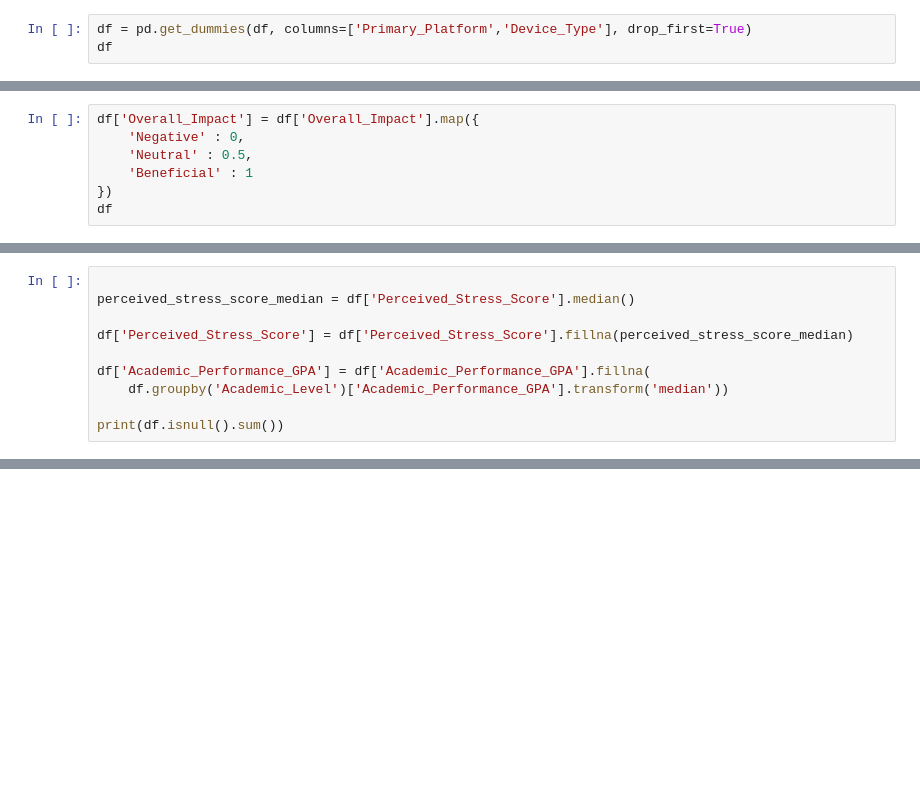
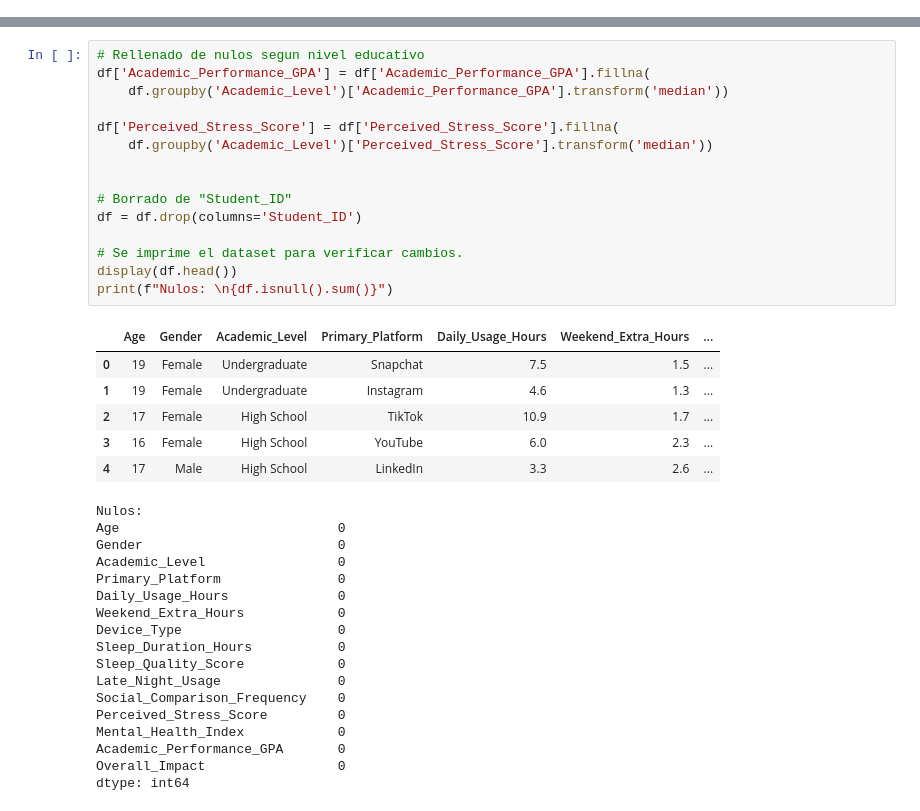
Before and after one commit to SLOPTRI/Student-Social-Media-Impact-ML, a Jupyter notebook: main.ipynb, the cells around one changed output, grey strips where cells are left out. Cells and saved outputs as stored; diff of their text form; blank space fills up the shorter version.

```diff
--- a/main.ipynb
+++ b/main.ipynb
@@ -88,3 +49,0 @@ df
-# %%
-df = pd.get_dummies(df, columns=['Primary_Platform','Device_Type'], drop_first=True)
-df
@@ -105,7 +49,0 @@ df
-# %%
-df['Overall_Impact'] = df['Overall_Impact'].map({
-    'Negative' : 0,
-    'Neutral' : 0.5,
-    'Beneficial' : 1
-})
-df
@@ -126,10 +49,0 @@ df
-# %%
-
-perceived_stress_score_median = df['Perceived_Stress_Score'].median()
-
-df['Perceived_Stress_Score'] = df['Perceived_Stress_Score'].fillna(perceived_stress_score_median)
-
-df['Academic_Performance_GPA'] = df['Academic_Performance_GPA'].fillna(
-    df.groupby('Academic_Level')['Academic_Performance_GPA'].transform('median'))
-
-print(df.isnull().sum())
@@ -153,0 +59,39 @@ dtype: int64
+# %%
+# Rellenado de nulos segun nivel educativo
+df['Academic_Performance_GPA'] = df['Academic_Performance_GPA'].fillna(
+    df.groupby('Academic_Level')['Academic_Performance_GPA'].transform('median'))
+
+df['Perceived_Stress_Score'] = df['Perceived_Stress_Score'].fillna(
+    df.groupby('Academic_Level')['Perceived_Stress_Score'].transform('median'))
+
+
+# Borrado de "Student_ID"
+df = df.drop(columns='Student_ID')
+
+# Se imprime el dataset para verificar cambios.
+display(df.head())
+print(f"Nulos: \n{df.isnull().sum()}")
+# %% [output]
+|  | Age | Gender | Academic_Level | Primary_Platform | Daily_Usage_Hours | Weekend_Extra_Hours | ... |
+| 0 | 19 | Female | Undergraduate | Snapchat | 7.5 | 1.5 | ... |
+| 1 | 19 | Female | Undergraduate | Instagram | 4.6 | 1.3 | ... |
+| 2 | 17 | Female | High School | TikTok | 10.9 | 1.7 | ... |
+| 3 | 16 | Female | High School | YouTube | 6.0 | 2.3 | ... |
+| 4 | 17 | Male | High School | LinkedIn | 3.3 | 2.6 | ... |
+Nulos:
+Age                            0
+Gender                         0
+Academic_Level                 0
+Primary_Platform               0
+Daily_Usage_Hours              0
+Weekend_Extra_Hours            0
+Device_Type                    0
+Sleep_Duration_Hours           0
+Sleep_Quality_Score            0
+Late_Night_Usage               0
+Social_Comparison_Frequency    0
+Perceived_Stress_Score         0
+Mental_Health_Index            0
+Academic_Performance_GPA       0
+Overall_Impact                 0
+dtype: int64
```
Also changed, not shown: parts of 13 cells of this notebook.
